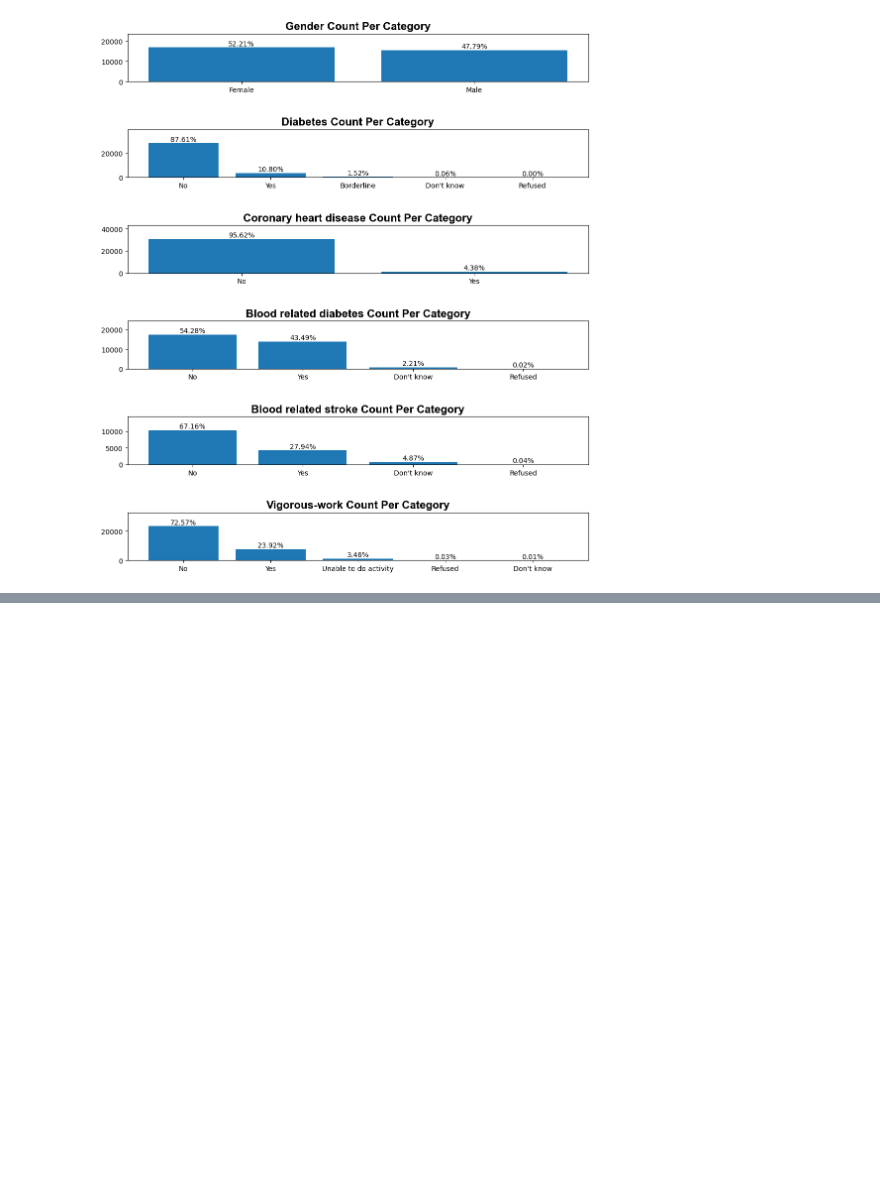
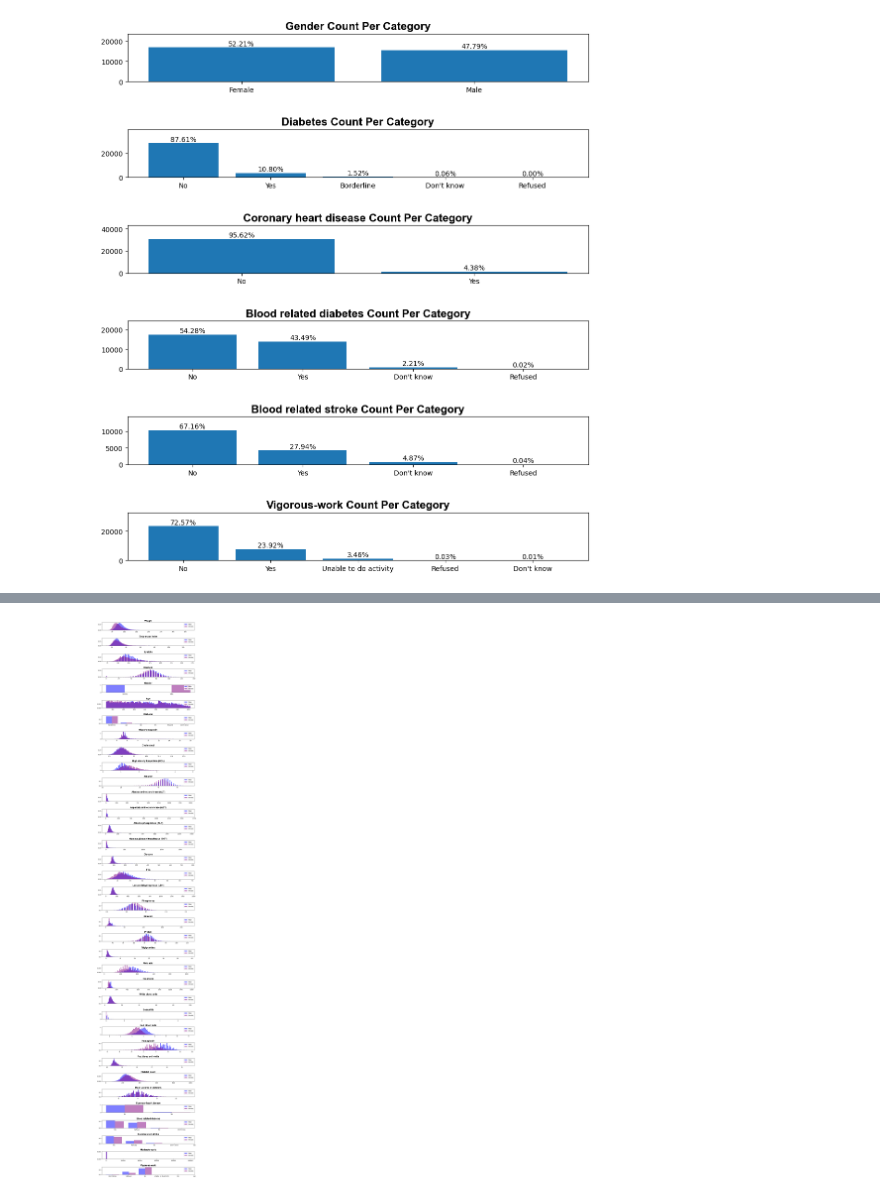
Before and after one commit to patsals/CHD-adversarial-nn, a Jupyter notebook: eda.ipynb, the cells around one changed output, grey strips where cells are left out. Saved outputs shown, nothing was run; the diff lists cells and outputs as text; code cells hidden in the pictures; blank space fills up the shorter version.

Commit message:
added eda by gender

```diff
--- a/eda.ipynb
+++ b/eda.ipynb
@@ -540,0 +699,79 @@ plt.show()
+# %%
+plot_df = df[[col for col in df.columns if col not in ('SEQN', 'Year Range')]]
+fig, axs = plt.subplots(plot_df.shape[1], 2, figsize=(12, plot_df.shape[1]*2))
+
+for i, col in enumerate(plot_df.columns):
+
+    if plot_df[col].dtype != 'O':
+        chd_df = plot_df[plot_df['Gender'] == 'Male']
+        axs[i].hist(chd_df[col].dropna(),
+            bins=100,
+            alpha=0.5,
+            color='Blue',
+            label='Male',
+            density=True
+        )
+        non_chd_df = plot_df[plot_df['Gender'] == 'Female']
+
+        axs[i].hist(non_chd_df[col].dropna(),
+            bins=100,
+            alpha=0.5,
+            color='Purple',
+            label='Female',
+            density=True
+        )
+
+
+    else:
+        categories = plot_df[col].unique()
+        index = np.arange(len(categories))
+        lookup_df = pd.DataFrame({
+            'index': index,
+            col: categories
+        })
+
+        male_df = plot_df[plot_df['Gender'] == 'Male']
+        grouped_male_df = pd.DataFrame(male_df.groupby(col).count().iloc[:, 0])
+        grouped_male_df = grouped_male_df.reset_index().rename(columns={'Weight': 'count_male'})
+
+        female_df = plot_df[plot_df['Gender'] == 'Female']
+        grouped_female_df = pd.DataFrame(female_df.groupby(col).count().iloc[:, 0])
+        grouped_female_df = grouped_female_df.reset_index().rename(columns={'Weight':'count_female'})
+
+        lookup_df = lookup_df.merge(grouped_male_df, how='outer', on=col)
+        lookup_df = lookup_df.merge(grouped_female_df, how='outer', on=col)
+
+        bar_width = 0.4
+
+        axs[i].bar(
+            lookup_df['index'],
+            lookup_df['count_male']/lookup_df['count_male'].sum(),
+            bar_width,
+            label='Male',
+            color='Blue',
+            alpha=0.5
+        )
+
+
+        axs[i].bar(
+            lookup_df['index']+bar_width,
+            lookup_df['count_female']/lookup_df['count_female'].sum(),
+            bar_width,
+            label='Female',
+            color='Purple',
+            alpha=0.5
+        )
+
+        axs[i].set_xticks(lookup_df['index'] + bar_width / 2)
+        axs[i].set_xticklabels(categories)
+
+    axs[i].set_title(col, fontsize=16, fontweight='bold', color='black', fontname='Arial')
+    # axs[i].set_yticks([])  # This hides the ticks
+    # axs[i].set_yticklabels([])
+    axs[i].legend(loc='upper right')
+
+plt.subplots_adjust(hspace=1)
+
+fig.show()
+# %% [output]
+[figure, added]
```
Also changed, not shown: parts of 3 cells of this notebook.
